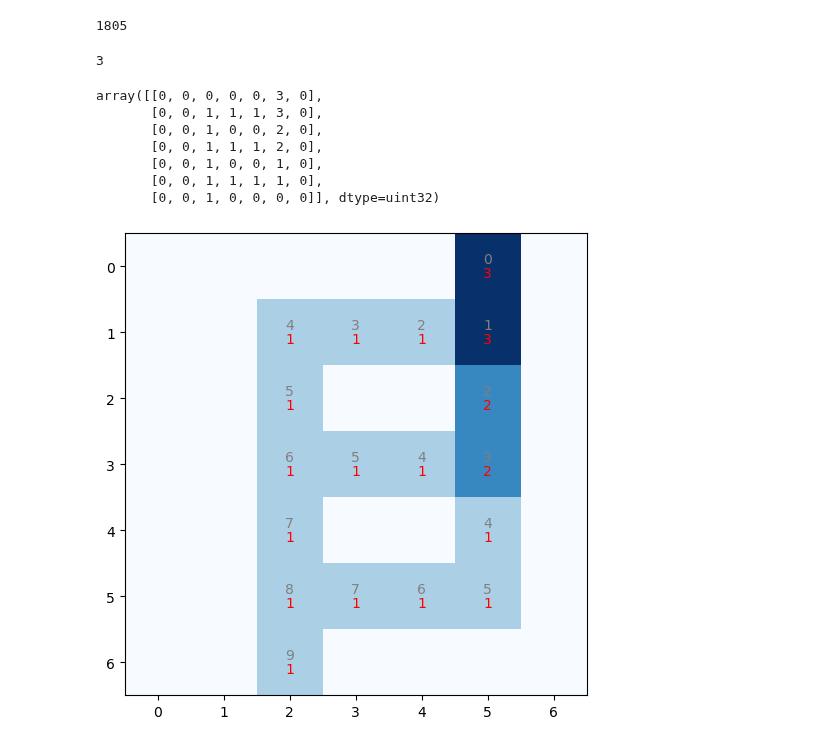
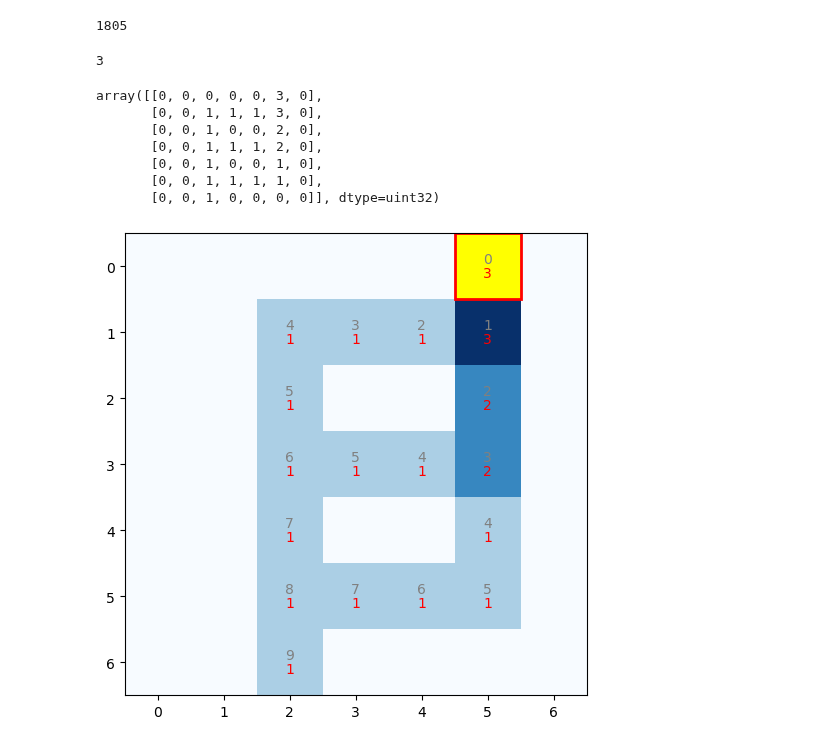
Before and after one commit to tanvirulz/funloop, a Jupyter notebook: AOC/AoC_2024.ipynb, the cells around one changed output. Saved outputs shown, nothing was run; the diff lists cells and outputs as text; code cells hidden in the pictures.

Commit message:
highlight a single square of an imshow figure

```diff
--- a/AOC/AoC_2024.ipynb
+++ b/AOC/AoC_2024.ipynb
@@ -897,6 +897,7 @@ rating
 1805
 # %%
 import matplotlib.pyplot as plt
+import matplotlib.patches as patches
 import numpy as np
 %matplotlib inline
 
@@ -961,31 +962,35 @@ for ii in range(h):
 
 
             for i in range(A.shape[0]):
                 for j in range(A.shape[1]):
                     A[i,j] = st.get((i,j),0)
 
             plt.figure(figsize=(6,6))
             plt.imshow(A, cmap='Blues')
 
             for i in range(A.shape[0]):
                 for j in range(A.shape[1]):
                     # A[i,j] = st.get((i,j),0)
+                    if G[i][j] == 0 and A[i,j]:
+                        ax = plt.gca()
+                        rect = patches.Rectangle((j - 0.5, i - 0.5), 1, 1, linewidth=2, edgecolor='red', facecolor='yellow')
+                        ax.add_patch(rect)
                     if G[i][j] != 12:
                         plt.text(j, i, G[i][j], ha="center", va="bottom", color='gray')
                     if A[i,j] != 0:
                         plt.text(j, i, A[i, j], ha="center", va="top", color='red')
             #stop = True
             #break
 
 print(rating)
 A
 # %% [output]
 3
 array([[0, 0, 0, 0, 0, 3, 0],
        [0, 0, 1, 1, 1, 3, 0],
        [0, 0, 1, 0, 0, 2, 0],
        [0, 0, 1, 1, 1, 2, 0],
        [0, 0, 1, 0, 0, 1, 0],
        [0, 0, 1, 1, 1, 1, 0],
        [0, 0, 1, 0, 0, 0, 0]], dtype=uint32)
-[figure, old version]
+[figure, new version]
```
Also changed, not shown: 1 other file.
